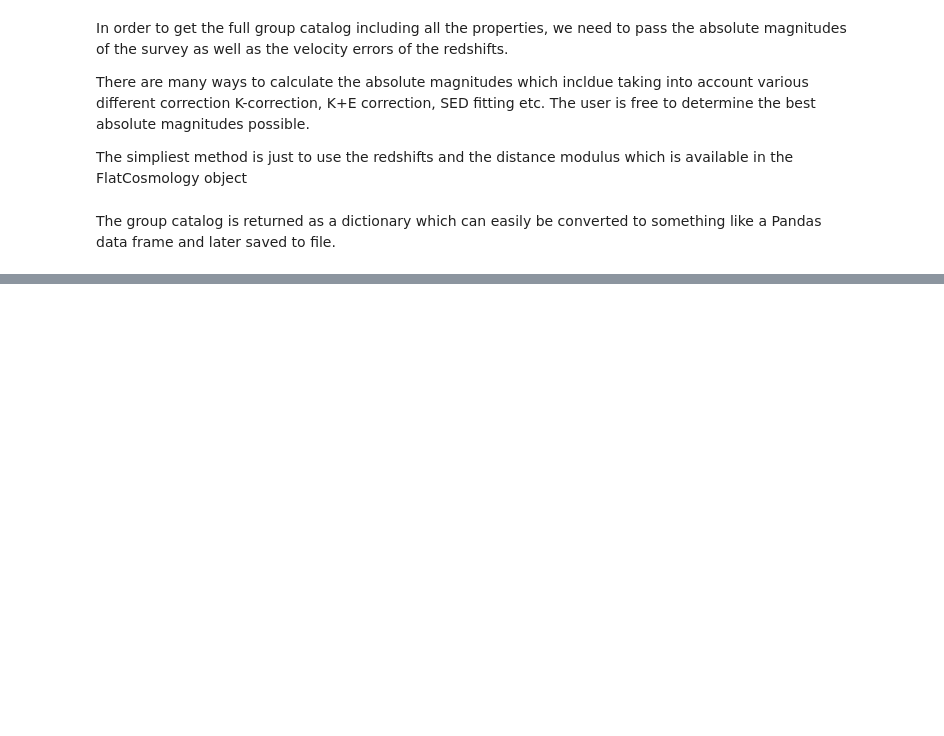
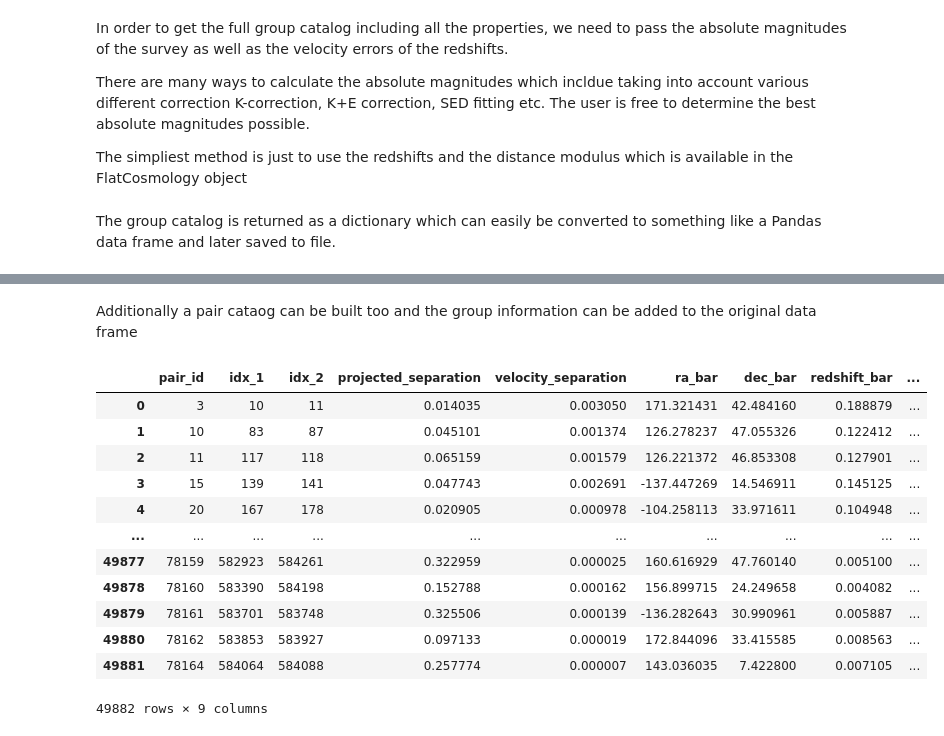
Before and after one commit to TrystanScottLambert/nessie_tutorials, a Jupyter notebook: python/SDSS/sdss.ipynb, the cells around one changed output, grey strips where cells are left out. Drawn from its saved outputs; the diff is of its cells as text; code cells hidden in the pictures; blank space fills up the shorter version.

```diff
--- a/python/SDSS/sdss.ipynb
+++ b/python/SDSS/sdss.ipynb
@@ -109,12 +141,8 @@ Once the density function has been built actually running the group finder on th
 from nessie import RedshiftCatalog
 
 # build the RedshiftCatalog object.
-ra = np.array(catalog['RAJ2000'])
-dec = np.array(catalog['DEJ2000'])
-redshift = np.array(catalog['zobs'])
-
 red_cat = RedshiftCatalog(ra, dec, redshift, rho_basic, cosmo)
-red_cat.set_completeness()
+red_cat.set_completeness() # just assuming 100% completeness for this example.
 red_cat.run_fof(b0=0.05, r0=18)
 # %% [markdown]
 The python version of `nessie` has tuning capabilities built in to find the optimum set of parameters but this will be part of another tutorial. You can however, quickly calculate the Figure of Merit score which can be used as a log-likely hood to optimize. Or just map out the full parameter space if you have the time. This would usually be done with a simulation or mock catalog.
@@ -143,8 +173,8 @@ There are many ways to calculate the absolute magnitudes which incldue taking in
 
 The simpliest method is just to use the redshifts and the distance modulus which is available in the FlatCosmology object
 # %%
-absolute_mags = np.array(catalog['zmag'] - cosmo.dist_mod(catalog['zobs']))
-vel_errs = np.ones(50) * len(catalog['zobs']) # just assuming +- 50km/s on the velocity errors.
+absolute_mags = mag - cosmo.dist_mod(redshift)
+vel_errs = np.repeat(50, len(absolute_mags)) # just assuming +- 50km/s on the velocity errors.
 group_cat = red_cat.calculate_group_table(absolute_mags, vel_errs)
 # %% [markdown]
 The group catalog is returned as a dictionary which can easily be converted to something like a Pandas data frame and later saved to file.
@@ -155,0 +200,22 @@ group_cat
+# %% [markdown]
+Additionally a pair cataog can be built too and the group information can be added to the original data frame
+# %%
+pair_cat = pd.DataFrame(red_cat.calculate_pair_table(absolute_mags))
+df['group_id'] = red_cat.group_ids
+galaxy_cat = df
+
+pair_cat
+# %% [output]
+|  | pair_id | idx_1 | idx_2 | projected_separation | velocity_separation | ra_bar | dec_bar | redshift_bar | ... |
+| 0 | 3 | 10 | 11 | 0.014035 | 0.003050 | 171.321431 | 42.484160 | 0.188879 | ... |
+| 1 | 10 | 83 | 87 | 0.045101 | 0.001374 | 126.278237 | 47.055326 | 0.122412 | ... |
+| 2 | 11 | 117 | 118 | 0.065159 | 0.001579 | 126.221372 | 46.853308 | 0.127901 | ... |
+| 3 | 15 | 139 | 141 | 0.047743 | 0.002691 | -137.447269 | 14.546911 | 0.145125 | ... |
+| 4 | 20 | 167 | 178 | 0.020905 | 0.000978 | -104.258113 | 33.971611 | 0.104948 | ... |
+| ... | ... | ... | ... | ... | ... | ... | ... | ... | ... |
+| 49877 | 78159 | 582923 | 584261 | 0.322959 | 0.000025 | 160.616929 | 47.760140 | 0.005100 | ... |
+| 49878 | 78160 | 583390 | 584198 | 0.152788 | 0.000162 | 156.899715 | 24.249658 | 0.004082 | ... |
+| 49879 | 78161 | 583701 | 583748 | 0.325506 | 0.000139 | -136.282643 | 30.990961 | 0.005887 | ... |
+| 49880 | 78162 | 583853 | 583927 | 0.097133 | 0.000019 | 172.844096 | 33.415585 | 0.008563 | ... |
+| 49881 | 78164 | 584064 | 584088 | 0.257774 | 0.000007 | 143.036035 | 7.422800 | 0.007105 | ... |
+49882 rows × 9 columns
```
Also changed, not shown: parts of 23 cells of this notebook.
